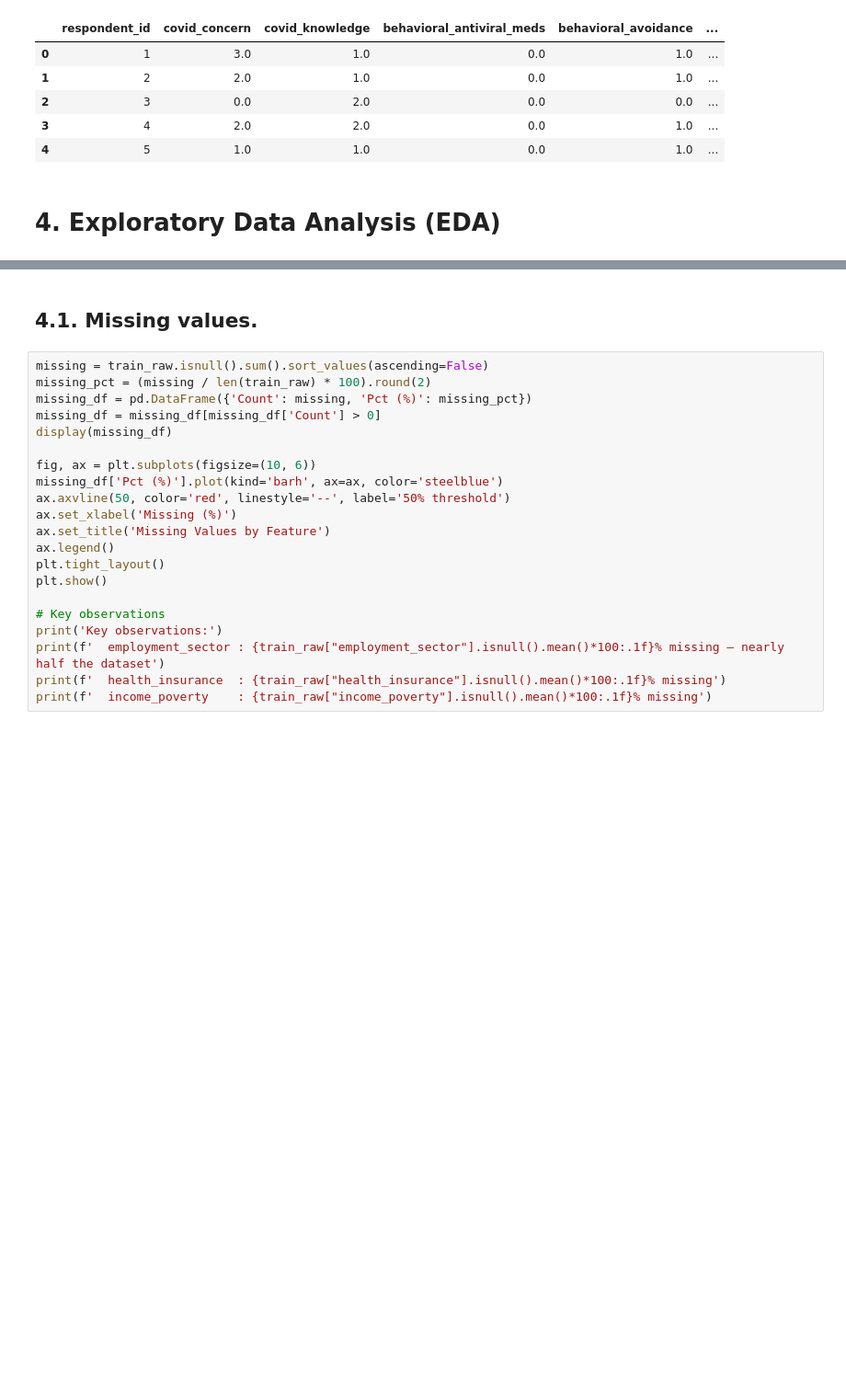
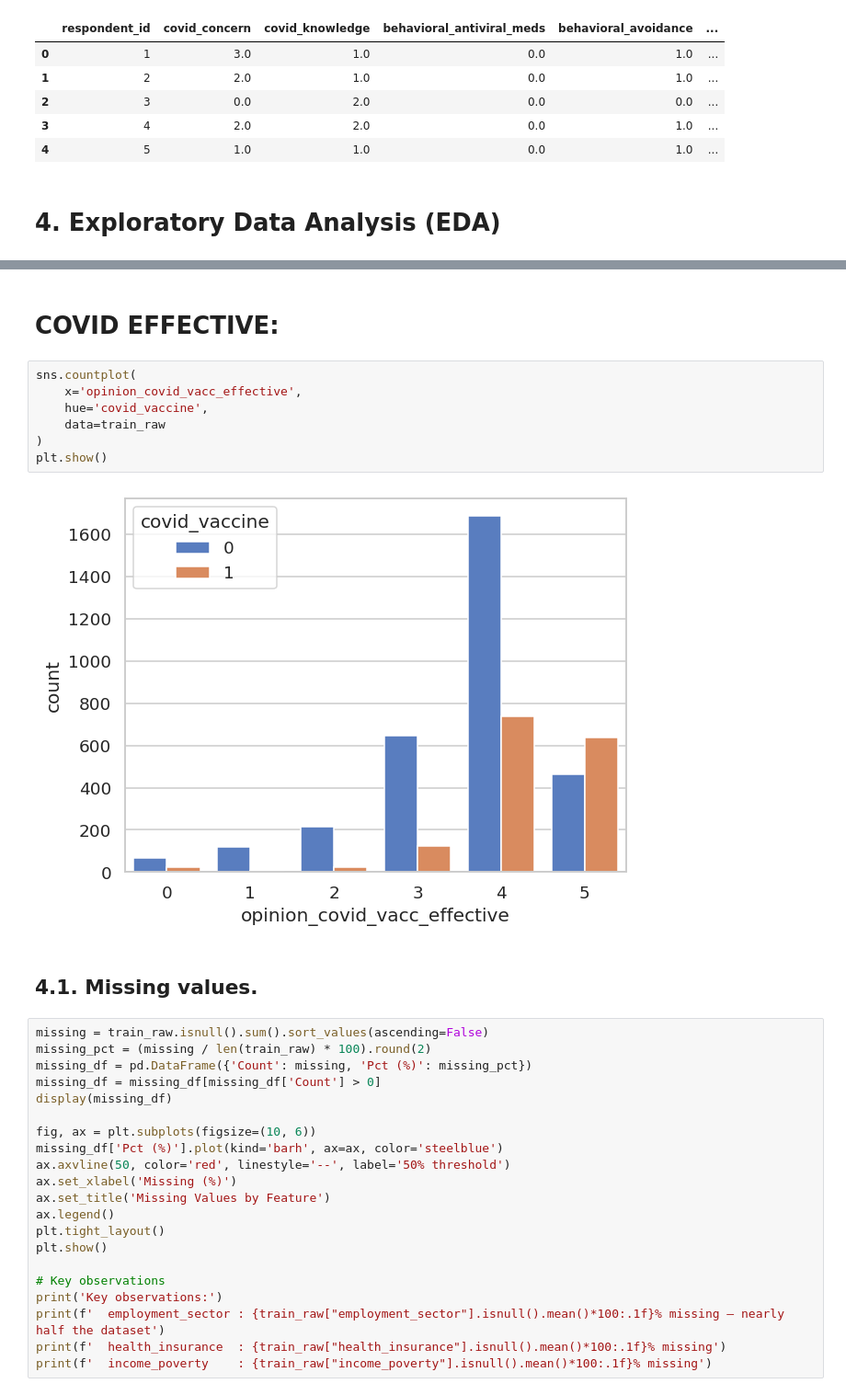
Before and after one commit to UH-GROUP-X/Hackathon26, a Jupyter notebook: UH_GROUP_X.ipynb, the cells around one changed output, grey strips where cells are left out. Shown at 92% size. Cells and saved outputs as stored; diff of their text form; blank space fills up the shorter version.

```diff
--- a/UH_GROUP_X.ipynb
+++ b/UH_GROUP_X.ipynb
@@ -195,3 +221,14 @@ memory usage: 1.1+ MB
+# %% [markdown]
+# **COVID EFFECTIVE:**
+# %%
+sns.countplot(
+    x='opinion_covid_vacc_effective',
+    hue='covid_vaccine',
+    data=train_raw
+)
+plt.show()
+# %% [output]
+[figure, added]
 # %% [markdown]
 ## 4.1. Missing values.
 # %%
```
Also changed, not shown: parts of 11 cells of this notebook.
